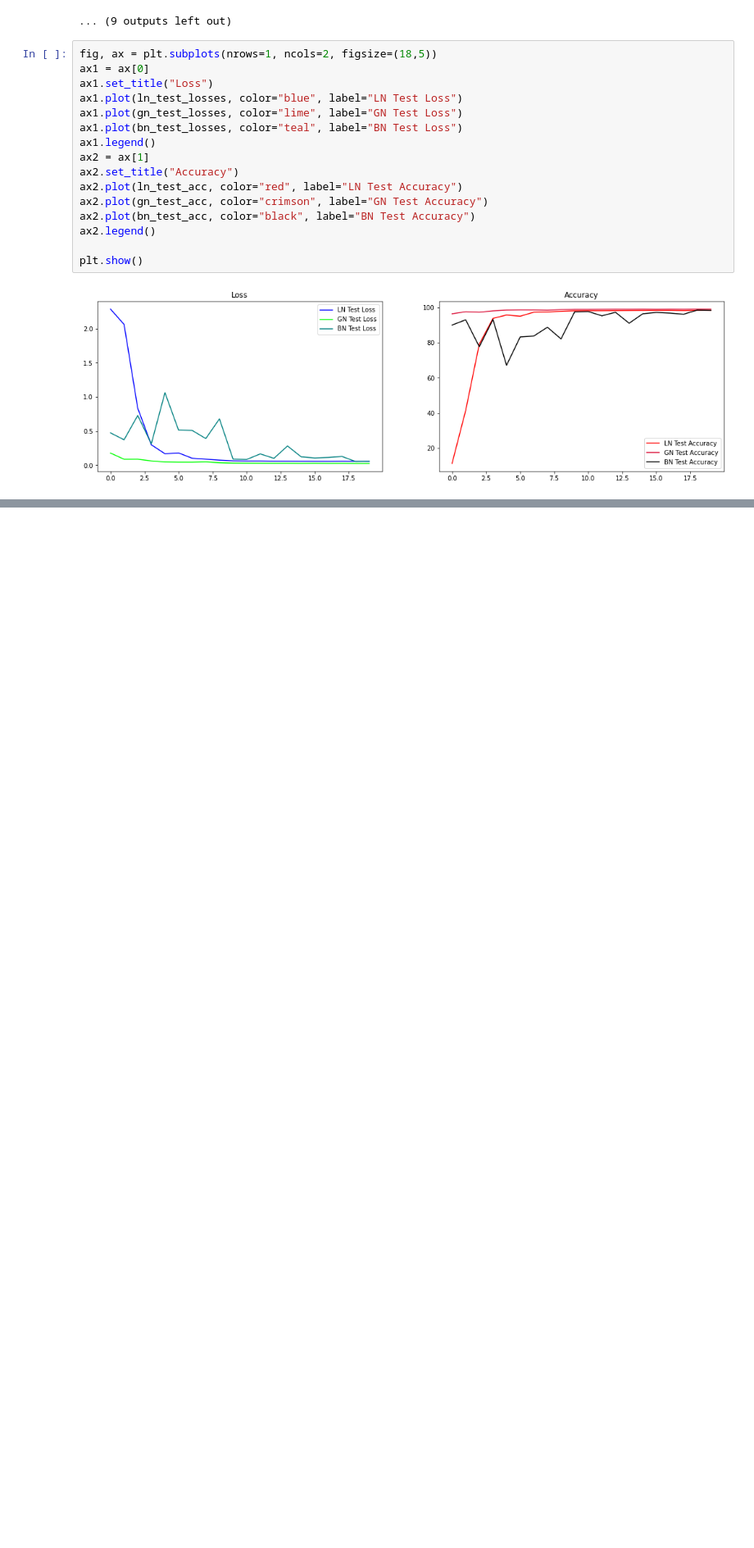
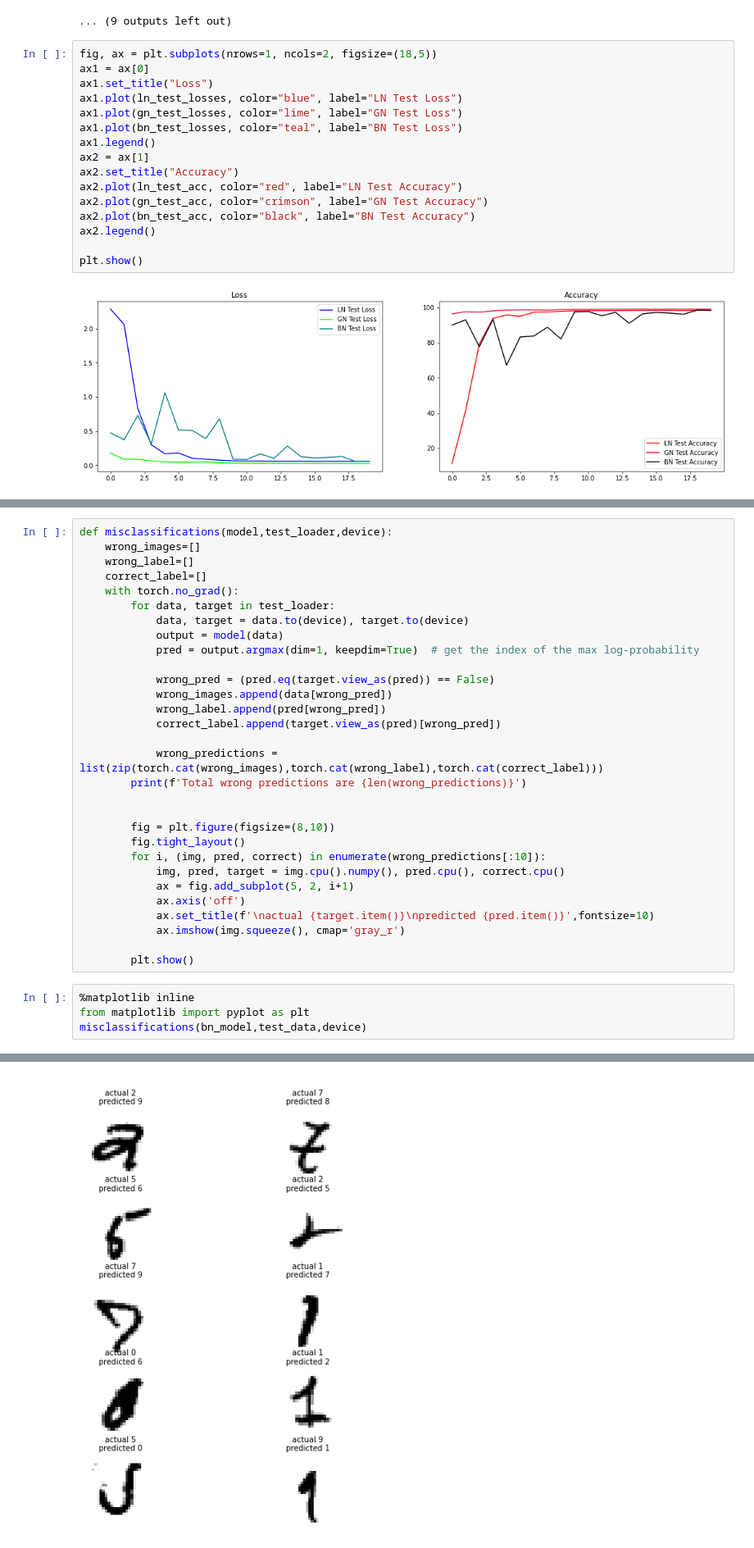
Before and after one commit to sreelathagh/EVA6, a Jupyter notebook: Session_6/MAIN_FILE.ipynb, the cells around one changed output, grey strips where cells are left out. Shown: that part at 82% size. Cells and saved outputs as stored; diff of their text form; blank space fills up the shorter version.

```diff
--- a/Session_6/MAIN_FILE.ipynb
+++ b/Session_6/MAIN_FILE.ipynb
@@ -236,0 +267,35 @@ Plots.plotting(test_data,ln_model,device)
+# %%
+def misclassifications(model,test_loader,device):
+    wrong_images=[]
+    wrong_label=[]
+    correct_label=[]
+    with torch.no_grad():
+        for data, target in test_loader:
+            data, target = data.to(device), target.to(device)
+            output = model(data)
+            pred = output.argmax(dim=1, keepdim=True)  # get the index of the max log-probability
+
+            wrong_pred = (pred.eq(target.view_as(pred)) == False)
+            wrong_images.append(data[wrong_pred])
+            wrong_label.append(pred[wrong_pred])
+            correct_label.append(target.view_as(pred)[wrong_pred])
+
+            wrong_predictions = list(zip(torch.cat(wrong_images),torch.cat(wrong_label),torch.cat(correct_label)))
+        print(f'Total wrong predictions are {len(wrong_predictions)}')
+
+
+        fig = plt.figure(figsize=(8,10))
+        fig.tight_layout()
+        for i, (img, pred, correct) in enumerate(wrong_predictions[:10]):
+            img, pred, target = img.cpu().numpy(), pred.cpu(), correct.cpu()
+            ax = fig.add_subplot(5, 2, i+1)
+            ax.axis('off')
+            ax.set_title(f'\nactual {target.item()}\npredicted {pred.item()}',fontsize=10)
+            ax.imshow(img.squeeze(), cmap='gray_r')
+
+        plt.show()
+# %%
+%matplotlib inline
+from matplotlib import pyplot as plt
+misclassifications(bn_model,test_data,device)
+# %% [output]
@@ -236,0 +303 @@ Plots.plotting(test_data,ln_model,device)
+[figure, added]
```
Also changed, not shown: parts of 8 cells of this notebook, 1 other file.
